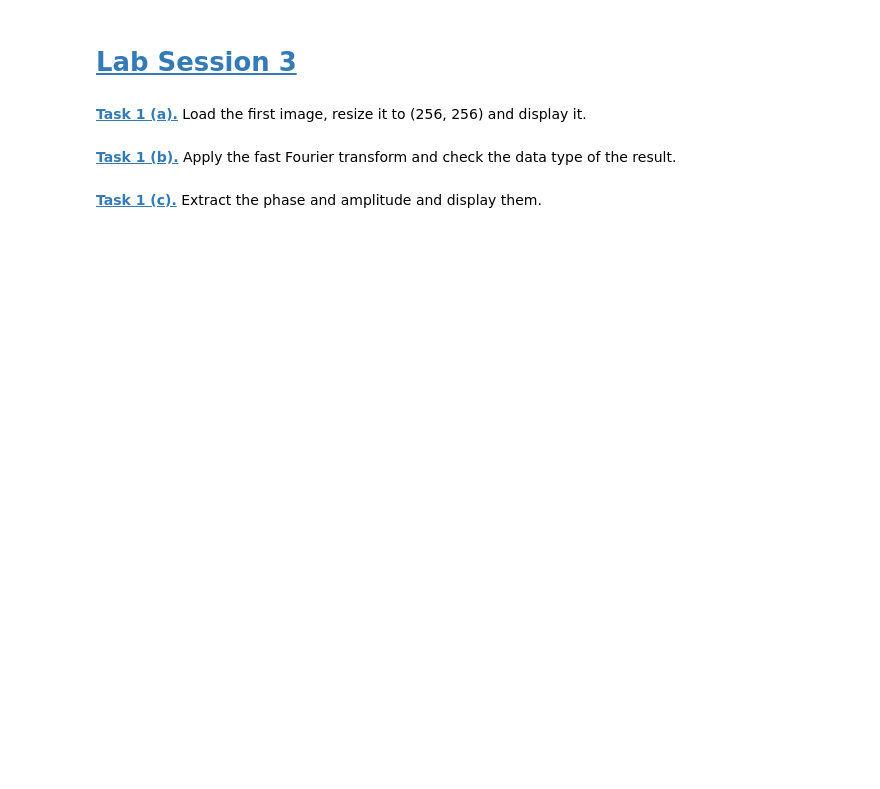
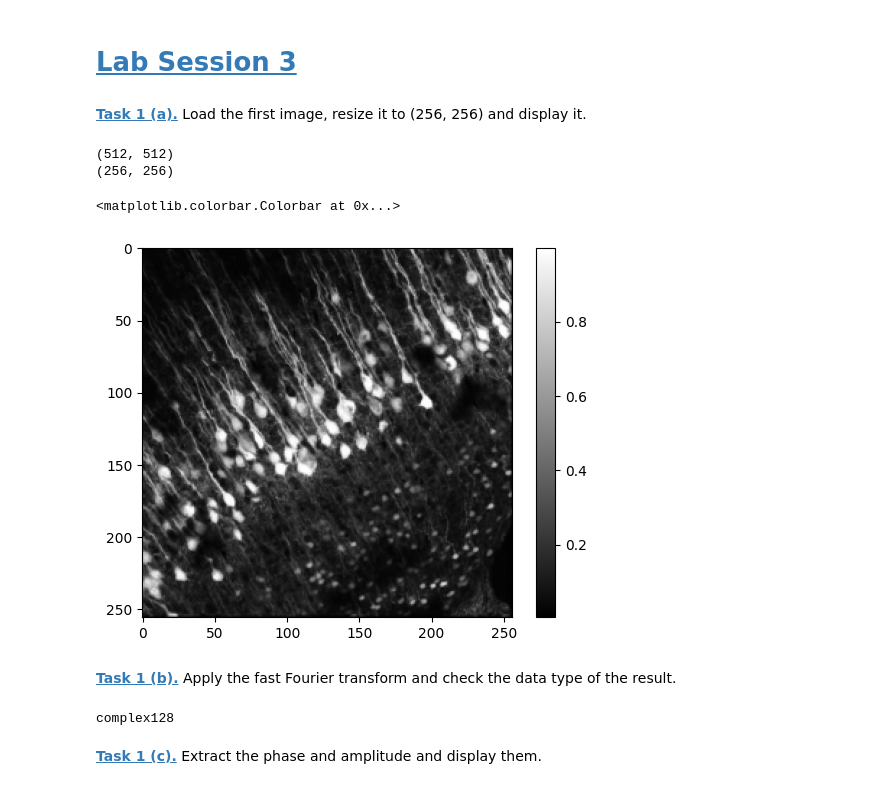
Before and after one commit to SamuelMaerklin/mobi-fs5-python, a Jupyter notebook: fourier.ipynb, the cells around one changed output. Cells and saved outputs as stored; diff of their text form; code cells hidden in the pictures; blank space fills up the shorter version.

```diff
--- a/fourier.ipynb
+++ b/fourier.ipynb
@@ -12,4 +10,23 @@ cell_img = plt.imread('data/cells.png')
+# %%
+cell_img = plt.imread('data/cells.png')
+print(cell_img.shape)                   #Ursprüngliche Größe
+
+cell_img_resized = resize(cell_img, (256,256))
+print(cell_img_resized.shape)
+
+plt.imshow(cell_img_resized, 'grey')
+plt.colorbar ()
+# %% [output]
+(512, 512)
+(256, 256)
+<matplotlib.colorbar.Colorbar at 0x...>
+[figure, added]
 # %% [markdown]
 **[Task 1 (b).]()** Apply the fast Fourier transform and check the data type of the result.
+# %%
+cell_ft = np.fft.fft2(cell_img_resized)
+print(cell_ft.dtype)
+# %% [output]
+complex128
 # %% [markdown]
 **[Task 1 (c).]()** Extract the phase and amplitude and display them.
```
Also changed, not shown: parts of 11 cells of this notebook.
